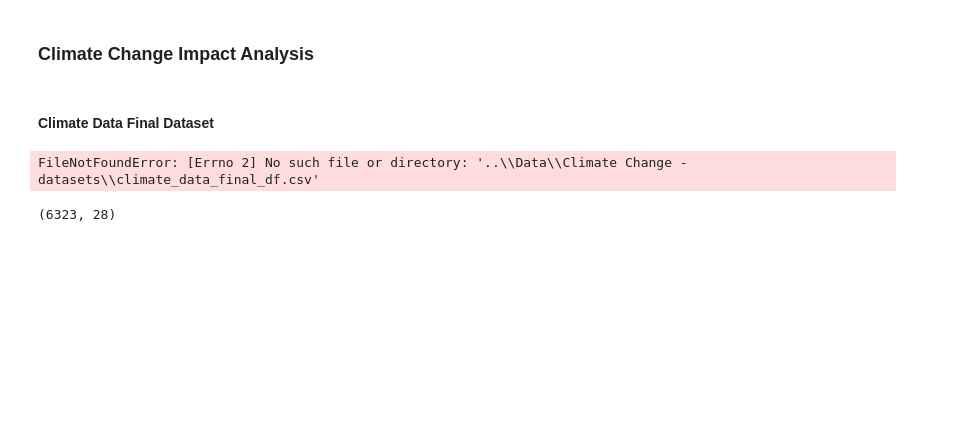
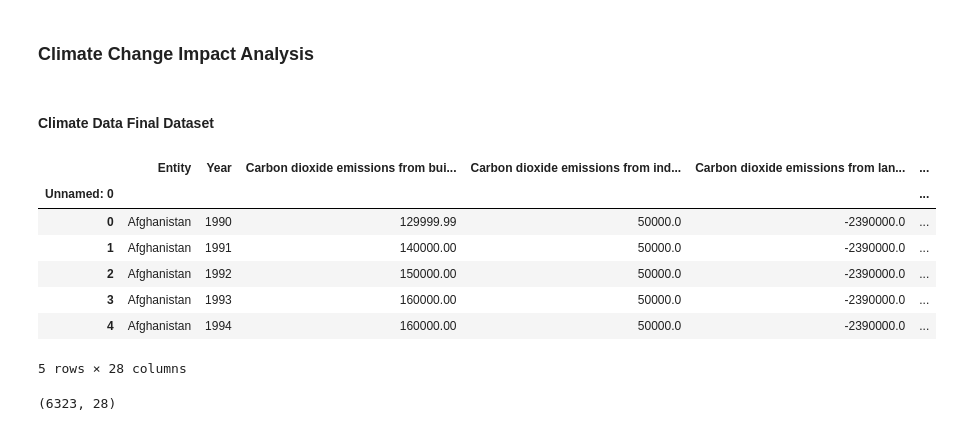
Before and after one commit to Angoye/Capstone-Project---Group-8, a Jupyter notebook: Index.ipynb, the cells around one changed output. Drawn from its saved outputs; the diff is of its cells as text; code cells hidden in the pictures; blank space fills up the shorter version.

```diff
--- a/Index.ipynb
+++ b/Index.ipynb
@@ -21,10 +22,17 @@ from sklearn.model_selection import GridSearchCV
 # %%
 # Load dataset
-file_path = r"..\Data\Climate Change - datasets\climate_data_final_df.csv"
+file_path = r".\Data\Climate Change - datasets\climate_data_final_df.csv"
 climate_merged_df = pd.read_csv(file_path,index_col=0)
 climate_merged_df.head()
 # %% [output]
+|  | Entity | Year | Carbon dioxide emissions from bui... | Carbon dioxide emissions from ind... | Carbon dioxide emissions from lan... | ... |
+| Unnamed: 0 |  |  |  |  |  | ... |
+| 0 | Afghanistan | 1990 | 129999.99 | 50000.0 | -2390000.0 | ... |
+| 1 | Afghanistan | 1991 | 140000.00 | 50000.0 | -2390000.0 | ... |
+| 2 | Afghanistan | 1992 | 150000.00 | 50000.0 | -2390000.0 | ... |
+| 3 | Afghanistan | 1993 | 160000.00 | 50000.0 | -2390000.0 | ... |
+| 4 | Afghanistan | 1994 | 160000.00 | 50000.0 | -2390000.0 | ... |
-FileNotFoundError: [Errno 2] No such file or directory: '..\\Data\\Climate Change - datasets\\climate_data_final_df.csv'
+5 rows × 28 columns
 # %%
 # Checking the shape
 climate_merged_df.shape
```
Also changed, not shown: parts of 8 cells of this notebook.
